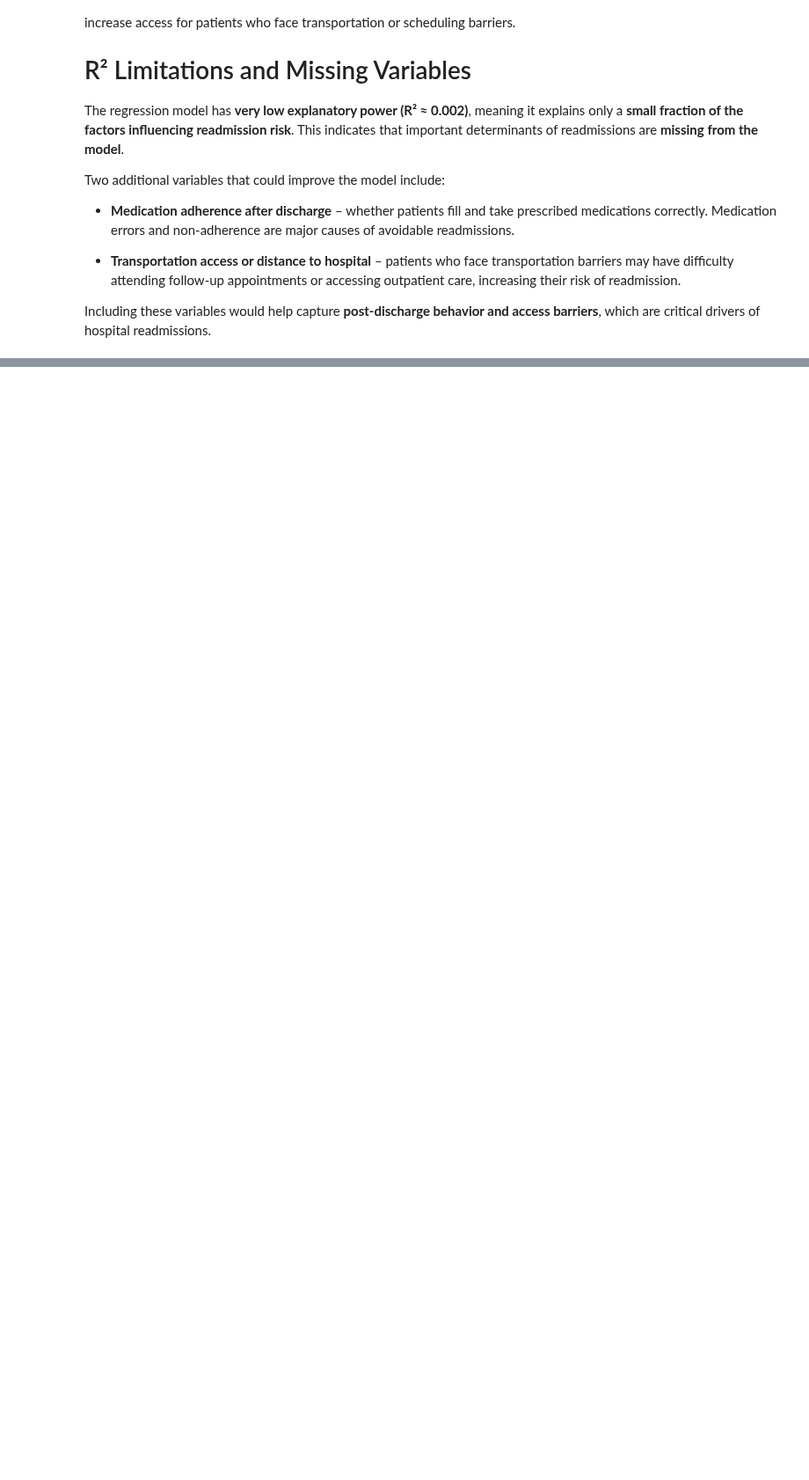
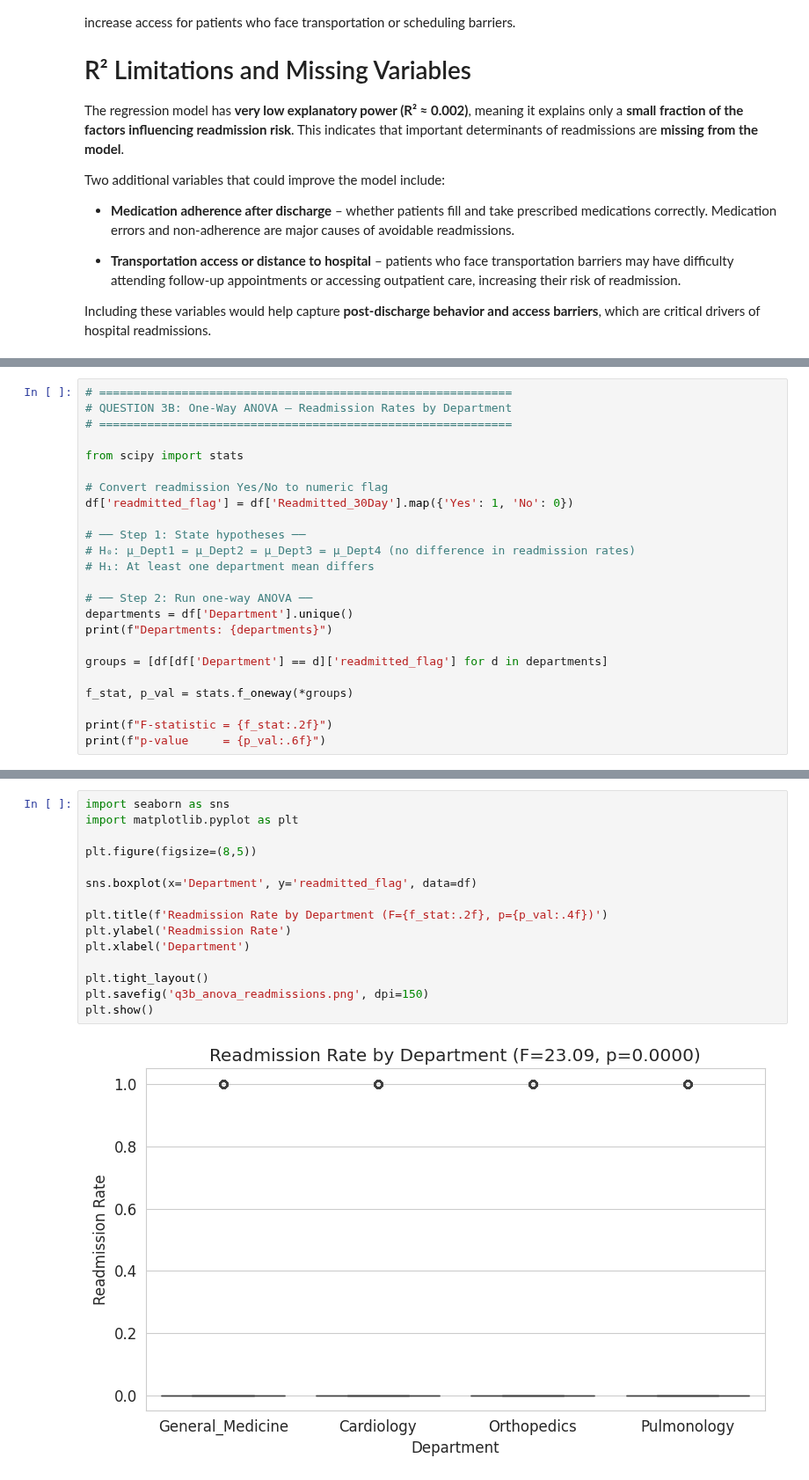
Before and after one commit to hawa1983/MG-628, a Jupyter notebook: Midterm_Regression_Project.ipynb, the cells around one changed output, grey strips where cells are left out. Shown at 88% size. Saved outputs shown, nothing was run; the diff lists cells and outputs as text; blank space fills up the shorter version.

```diff
--- a/Midterm_Regression_Project.ipynb
+++ b/Midterm_Regression_Project.ipynb
@@ -2558,0 +2768,24 @@ Including these variables would help capture **post-discharge behavior and acces
+# %%
+# ============================================================
+# QUESTION 3B: One-Way ANOVA — Readmission Rates by Department
+# ============================================================
+
+from scipy import stats
+
+# Convert readmission Yes/No to numeric flag
+df['readmitted_flag'] = df['Readmitted_30Day'].map({'Yes': 1, 'No': 0})
+
+# ── Step 1: State hypotheses ──
+# H₀: μ_Dept1 = μ_Dept2 = μ_Dept3 = μ_Dept4 (no difference in readmission rates)
+# H₁: At least one department mean differs
+
+# ── Step 2: Run one-way ANOVA ──
+departments = df['Department'].unique()
+print(f"Departments: {departments}")
+
+groups = [df[df['Department'] == d]['readmitted_flag'] for d in departments]
+
+f_stat, p_val = stats.f_oneway(*groups)
+
+print(f"F-statistic = {f_stat:.2f}")
+print(f"p-value     = {p_val:.6f}")
@@ -2558,0 +2796,17 @@ Including these variables would help capture **post-discharge behavior and acces
+# %%
+import seaborn as sns
+import matplotlib.pyplot as plt
+
+plt.figure(figsize=(8,5))
+
+sns.boxplot(x='Department', y='readmitted_flag', data=df)
+
+plt.title(f'Readmission Rate by Department (F={f_stat:.2f}, p={p_val:.4f})')
+plt.ylabel('Readmission Rate')
+plt.xlabel('Department')
+
+plt.tight_layout()
+plt.savefig('q3b_anova_readmissions.png', dpi=150)
+plt.show()
+# %% [output]
+[figure, added]
```
Also changed, not shown: parts of 29 cells of this notebook.
